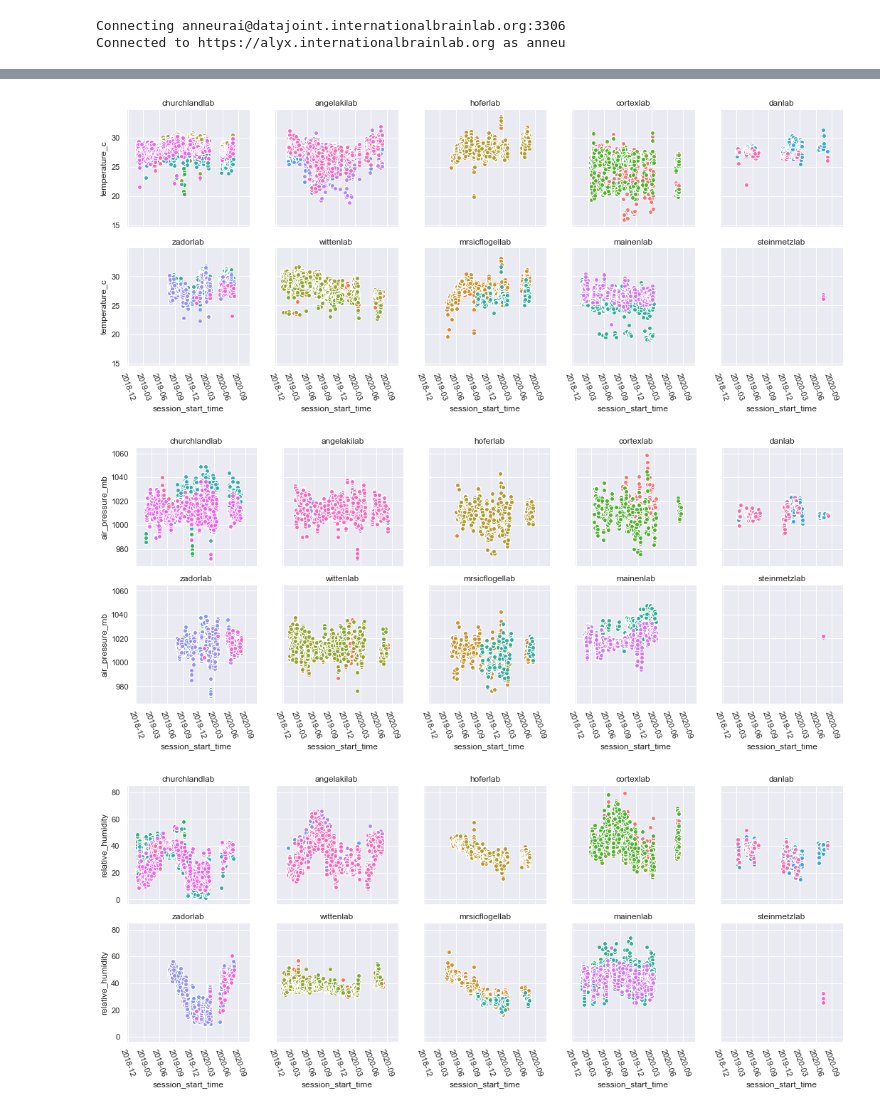
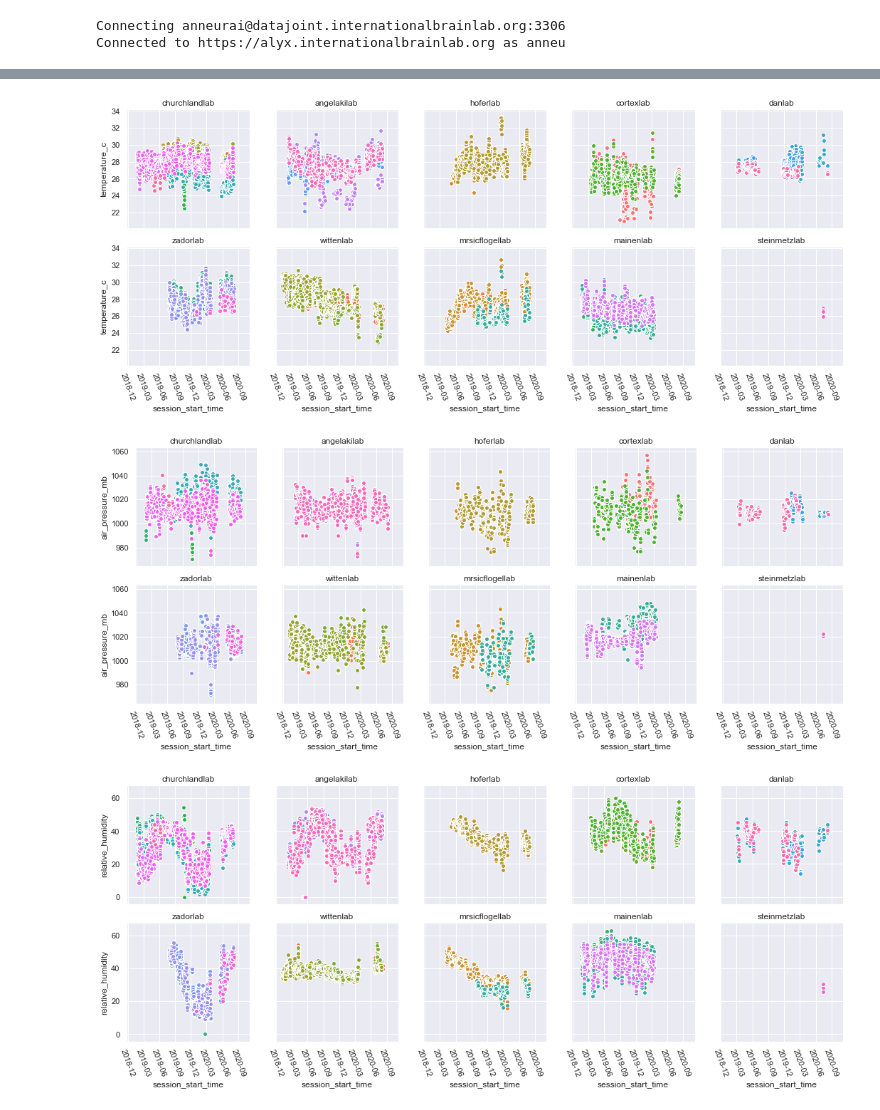
Before and after one commit to int-brain-lab/analysis, a Jupyter notebook: python/ambient_sensor_monitoring.ipynb, the cells around one changed output, grey strips where cells are left out. Drawn from its saved outputs; the diff is of its cells as text; code cells hidden in the pictures.

Commit message:
average values per session

```diff
--- a/python/ambient_sensor_monitoring.ipynb
+++ b/python/ambient_sensor_monitoring.ipynb
@@ -56,0 +15,9 @@ data.describe()
+# %%
+# take the average value per session
+data1 = acquisition.Session.aggr(behavior.AmbientSensorData * behavior.Settings,
+                                 'session_start_time', 'session_lab', 'pybpod_board',
+                                 temperature_c="avg(temperature_c)",
+                                 air_pressure_mb='avg(air_pressure_mb)',
+                                 relative_humidity='avg(relative_humidity)')
+data = data1.fetch(format='frame').reset_index()
+data[['temperature_c', 'air_pressure_mb', 'relative_humidity']].describe()
@@ -57,20 +30,21 @@ data.describe()
 # %%
 # order so that geographically close pairs can be easily inspected side by side
 col_order = ['churchlandlab', 'angelakilab', 'hoferlab', 'cortexlab', 'danlab',
             'zadorlab', 'wittenlab', 'mrsicflogellab', 'mainenlab', 'steinmetzlab']
-g = sns.FacetGrid(data.loc[data.temperature_c > 0., :], # ignore 0 celsius
+
+g = sns.FacetGrid(data[data['temperature_c'].between(1, 50)], # ignore 0 celsius
                   col="session_lab", hue='pybpod_board', col_wrap=5, col_order=col_order)
 g = g.map(plt.scatter, "session_start_time", "temperature_c", edgecolor="w").set_titles("{col_name}")
 
 for ax in g.axes.flatten():
     ax.xaxis.set_major_locator(mdates.MonthLocator(interval=3))
     ax.xaxis.set_major_formatter(mdates.DateFormatter('%Y-%m'))
     for item in ax.get_xticklabels():
         item.set_rotation(-70)
 # %% [output]
-[figure, old version]
+[figure, new version]
 # %%
-g = sns.FacetGrid(data.loc[data.temperature_c > 0., :], # ignore 0 celsius
+g = sns.FacetGrid(data[data['air_pressure_mb'].between(100, 5000)], # ignore 0 celsius
                   col="session_lab", hue='pybpod_board', col_wrap=5, col_order=col_order)
 g = g.map(plt.scatter, "session_start_time", "air_pressure_mb", edgecolor="w").set_titles("{col_name}")
 
@@ -80,9 +54,9 @@ for ax in g.axes.flatten():
     for item in ax.get_xticklabels():
         item.set_rotation(-70)
 # %% [output]
-[figure, old version]
+[figure, new version]
 # %%
-g = sns.FacetGrid(data.loc[data.temperature_c > 0., :], # ignore 0 celsius
+g = sns.FacetGrid(data[data['relative_humidity'].between(0, 100)], # ignore 0 celsius
                   col="session_lab", hue='pybpod_board', col_wrap=5, col_order=col_order)
 g = g.map(plt.scatter, "session_start_time", "relative_humidity", edgecolor="w").set_titles("{col_name}")
 
@@ -92,4 +66,4 @@ for ax in g.axes.flatten():
     for item in ax.get_xticklabels():
         item.set_rotation(-70)
 # %% [output]
-[figure, old version]
+[figure, new version]
```
Also changed, not shown: parts of 4 cells of this notebook.
